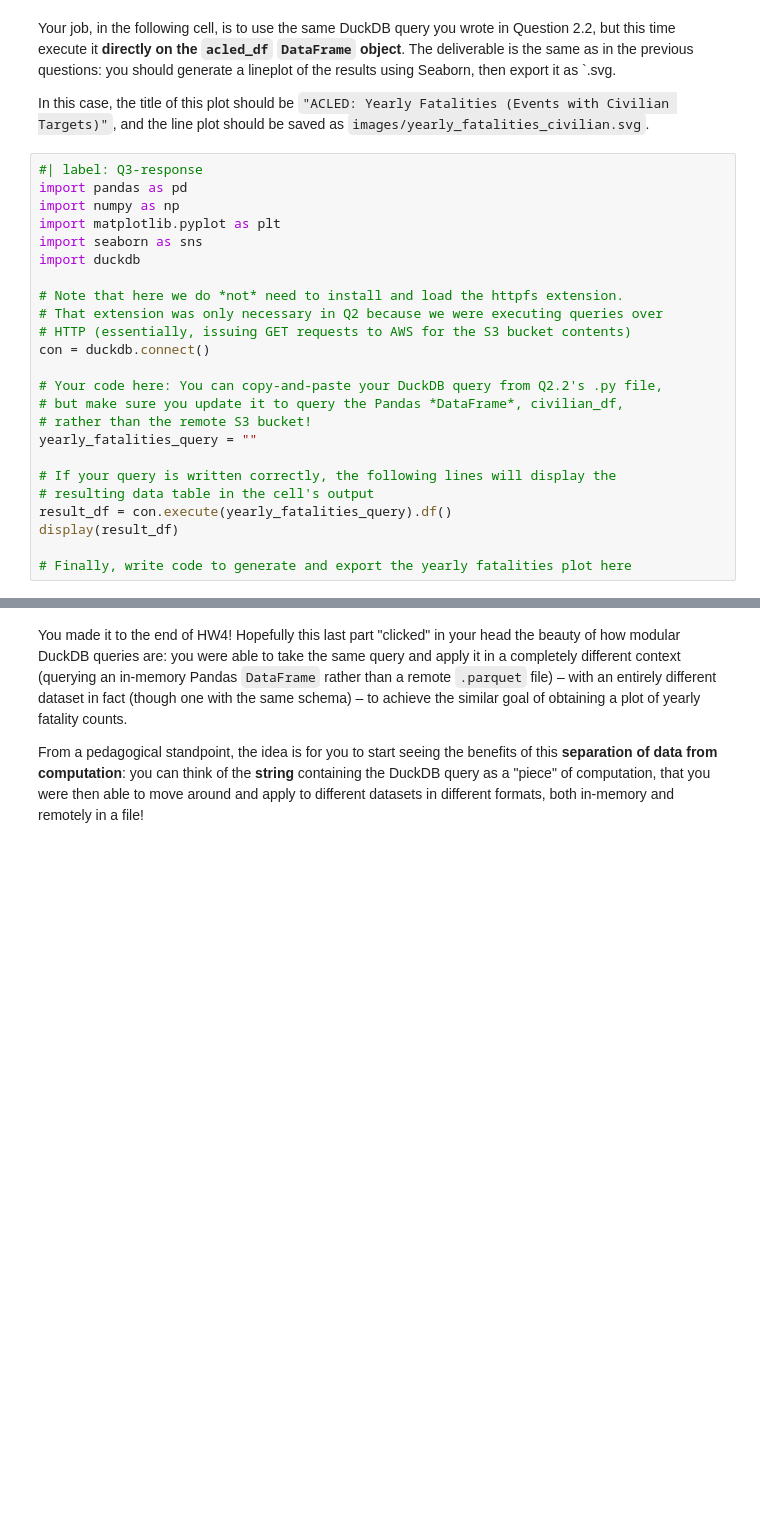
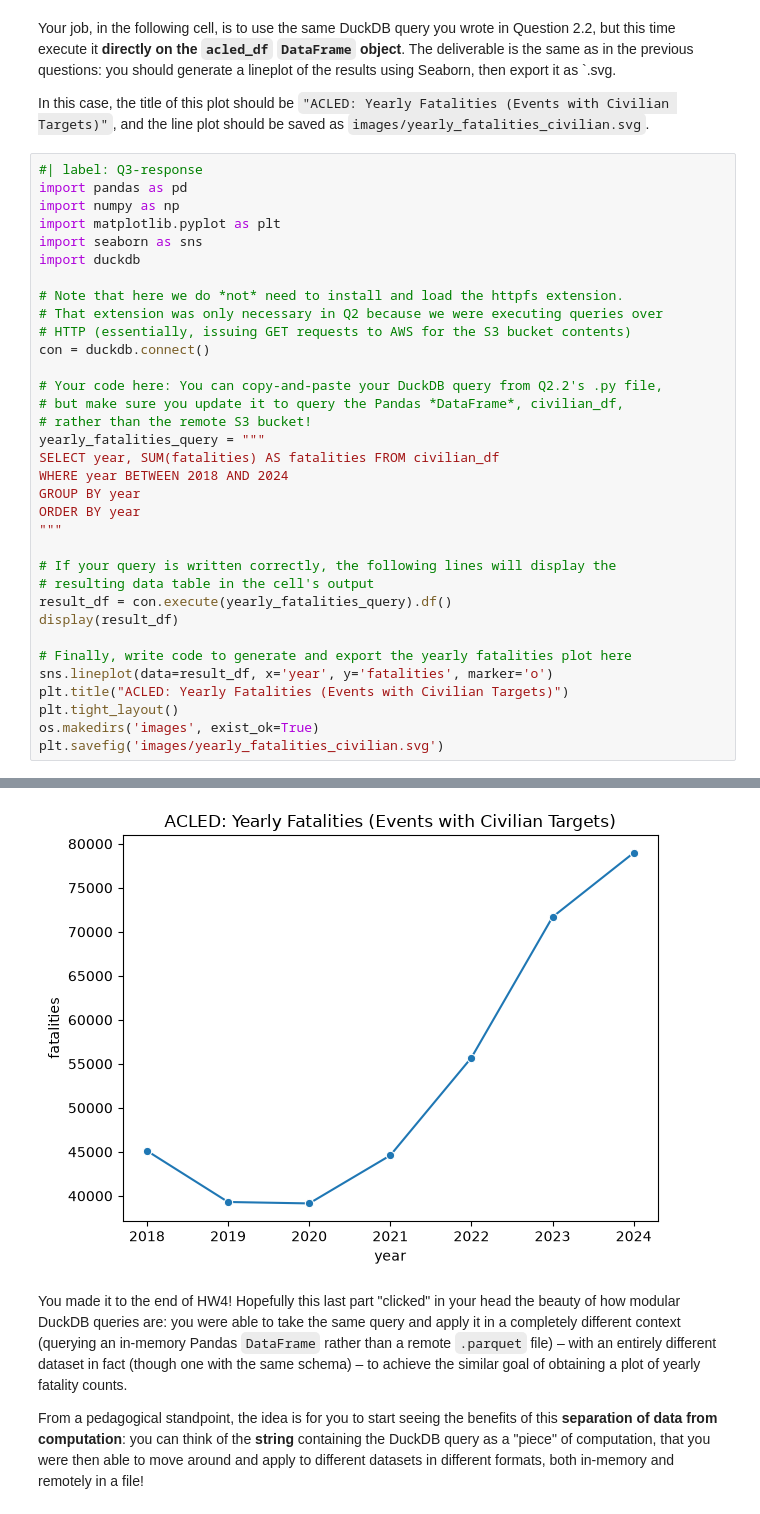
Before and after one commit to andrewmoy3/dsan-6000-hw4, a Jupyter notebook: DSAN6000_HW4.ipynb, the cells around one changed output, grey strips where cells are left out. Cells and saved outputs as stored; diff of their text form; blank space fills up the shorter version.

```diff
--- a/DSAN6000_HW4.ipynb
+++ b/DSAN6000_HW4.ipynb
@@ -195,7 +243,12 @@ con = duckdb.connect()
 # Your code here: You can copy-and-paste your DuckDB query from Q2.2's .py file,
 # but make sure you update it to query the Pandas *DataFrame*, civilian_df,
 # rather than the remote S3 bucket!
-yearly_fatalities_query = ""
+yearly_fatalities_query = """
+SELECT year, SUM(fatalities) AS fatalities FROM civilian_df
+WHERE year BETWEEN 2018 AND 2024
+GROUP BY year
+ORDER BY year
+"""
 
 # If your query is written correctly, the following lines will display the
 # resulting data table in the cell's output
@@ -203,3 +256,9 @@ result_df = con.execute(yearly_fatalities_query).df()
 display(result_df)
 
 # Finally, write code to generate and export the yearly fatalities plot here
+sns.lineplot(data=result_df, x='year', y='fatalities', marker='o')
+plt.title("ACLED: Yearly Fatalities (Events with Civilian Targets)")
+plt.tight_layout()
+os.makedirs('images', exist_ok=True)
+plt.savefig('images/yearly_fatalities_civilian.svg')
+# %% [output]
@@ -206,3 +273,4 @@ display(result_df)
+[figure, added]
 # %% [markdown]
 You made it to the end of HW4! Hopefully this last part "clicked" in your head the beauty of how modular DuckDB queries are: you were able to take the same query and apply it in a completely different context (querying an in-memory Pandas `DataFrame` rather than a remote `.parquet` file) – with an entirely different dataset in fact (though one with the same schema) – to achieve the similar goal of obtaining a plot of yearly fatality counts.
 
```
Also changed, not shown: parts of 6 cells of this notebook, 11 other files.
